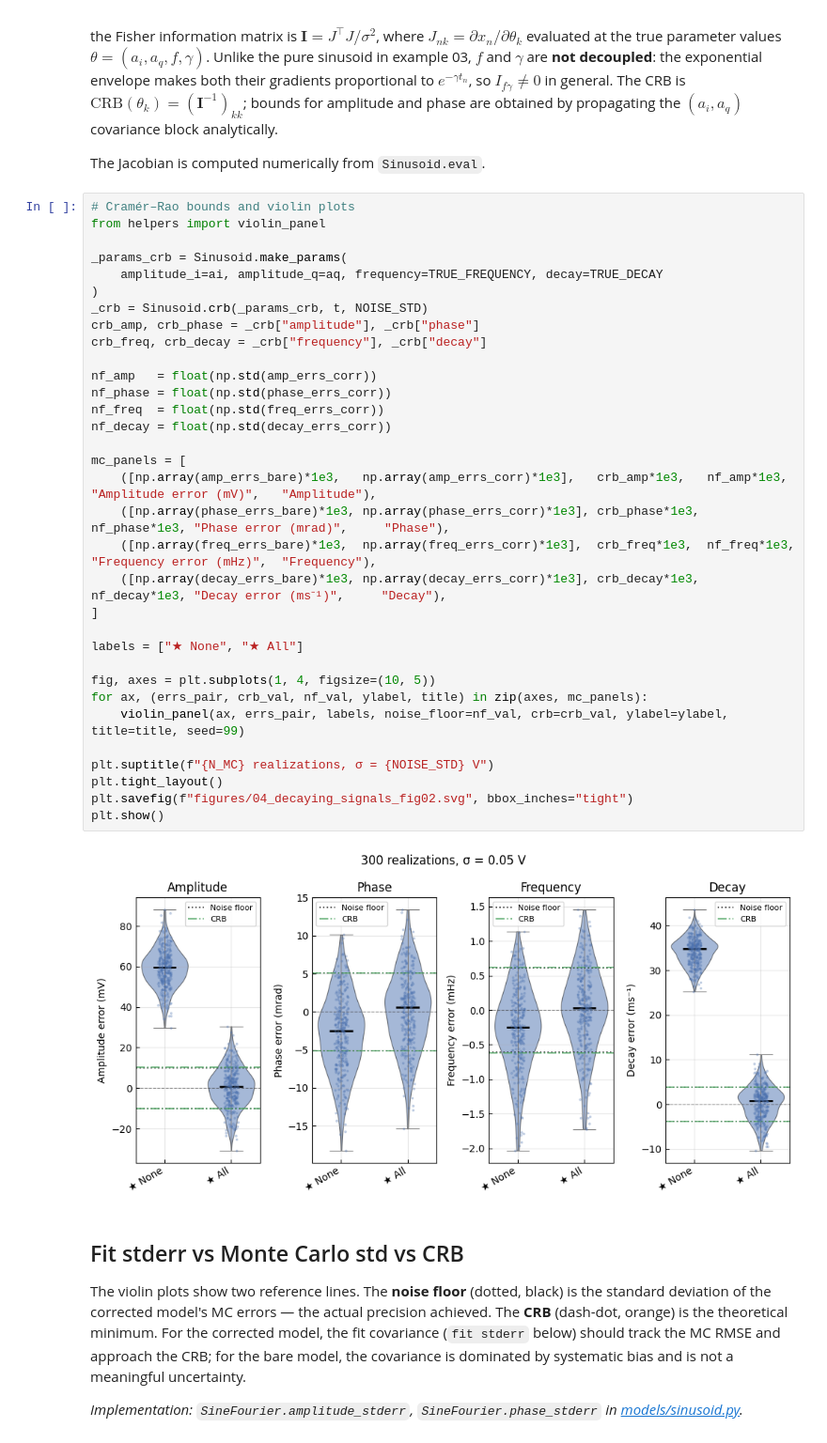
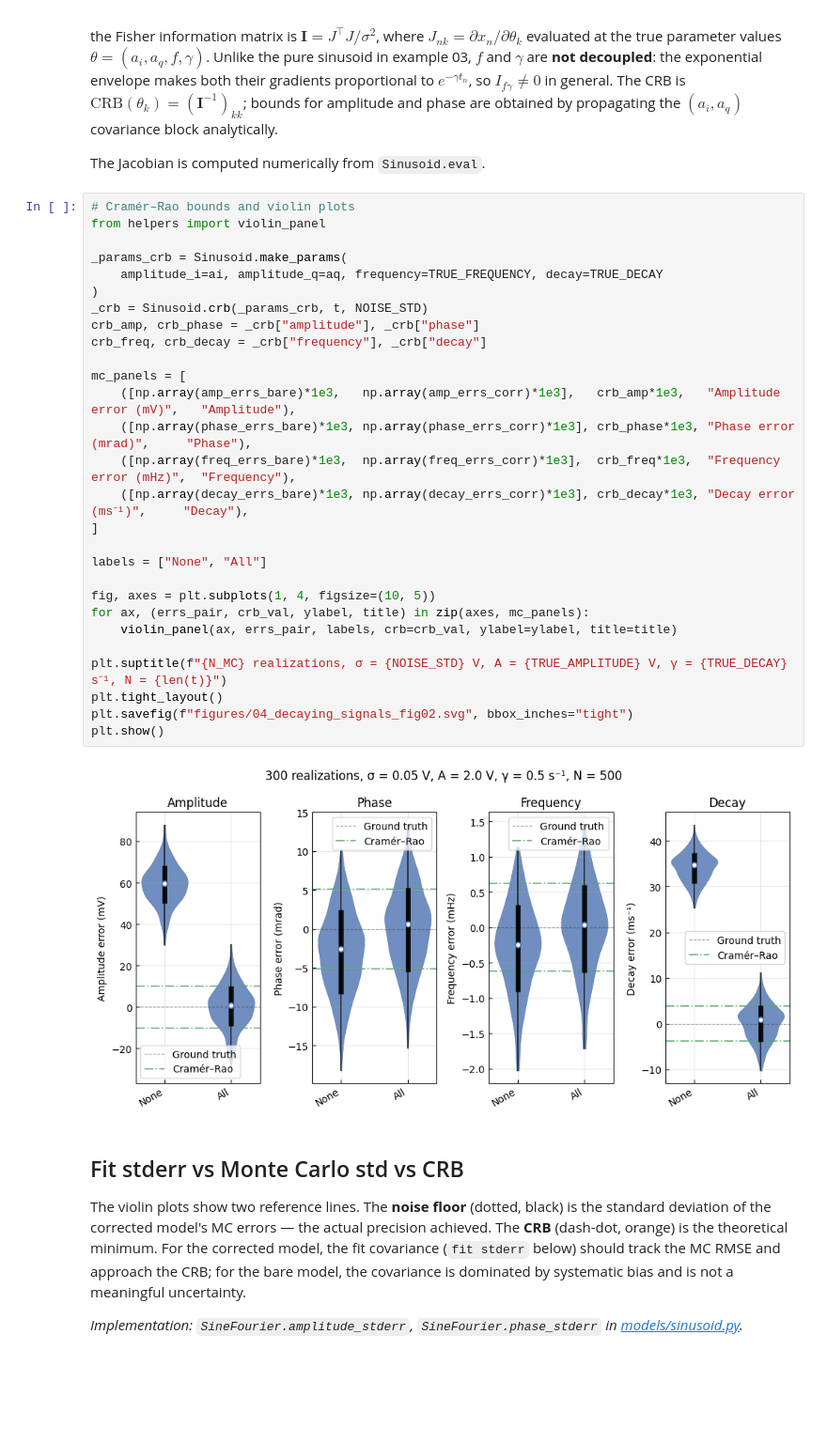
Before and after one commit to svennniiii/dftmodels, a Jupyter notebook: examples/04_decaying_signals.ipynb, the cells around one changed output. Shown at 94% size. Saved outputs shown, nothing was run; the diff lists cells and outputs as text; blank space fills up the shorter version.

```diff
--- a/examples/04_decaying_signals.ipynb
+++ b/examples/04_decaying_signals.ipynb
@@ -212,38 +212,33 @@ The Jacobian is computed numerically from `Sinusoid.eval`.
 # %%
 # Cramér–Rao bounds and violin plots
 from helpers import violin_panel
 
 _params_crb = Sinusoid.make_params(
     amplitude_i=ai, amplitude_q=aq, frequency=TRUE_FREQUENCY, decay=TRUE_DECAY
 )
 _crb = Sinusoid.crb(_params_crb, t, NOISE_STD)
 crb_amp, crb_phase = _crb["amplitude"], _crb["phase"]
 crb_freq, crb_decay = _crb["frequency"], _crb["decay"]
 
-nf_amp   = float(np.std(amp_errs_corr))
-nf_phase = float(np.std(phase_errs_corr))
-nf_freq  = float(np.std(freq_errs_corr))
-nf_decay = float(np.std(decay_errs_corr))
-
 mc_panels = [
-    ([np.array(amp_errs_bare)*1e3,   np.array(amp_errs_corr)*1e3],   crb_amp*1e3,   nf_amp*1e3,   "Amplitude error (mV)",   "Amplitude"),
-    ([np.array(phase_errs_bare)*1e3, np.array(phase_errs_corr)*1e3], crb_phase*1e3, nf_phase*1e3, "Phase error (mrad)",     "Phase"),
-    ([np.array(freq_errs_bare)*1e3,  np.array(freq_errs_corr)*1e3],  crb_freq*1e3,  nf_freq*1e3,  "Frequency error (mHz)",  "Frequency"),
-    ([np.array(decay_errs_bare)*1e3, np.array(decay_errs_corr)*1e3], crb_decay*1e3, nf_decay*1e3, "Decay error (ms⁻¹)",     "Decay"),
+    ([np.array(amp_errs_bare)*1e3,   np.array(amp_errs_corr)*1e3],   crb_amp*1e3,   "Amplitude error (mV)",   "Amplitude"),
+    ([np.array(phase_errs_bare)*1e3, np.array(phase_errs_corr)*1e3], crb_phase*1e3, "Phase error (mrad)",     "Phase"),
+    ([np.array(freq_errs_bare)*1e3,  np.array(freq_errs_corr)*1e3],  crb_freq*1e3,  "Frequency error (mHz)",  "Frequency"),
+    ([np.array(decay_errs_bare)*1e3, np.array(decay_errs_corr)*1e3], crb_decay*1e3, "Decay error (ms⁻¹)",     "Decay"),
 ]
 
-labels = ["★ None", "★ All"]
+labels = ["None", "All"]
 
 fig, axes = plt.subplots(1, 4, figsize=(10, 5))
-for ax, (errs_pair, crb_val, nf_val, ylabel, title) in zip(axes, mc_panels):
-    violin_panel(ax, errs_pair, labels, noise_floor=nf_val, crb=crb_val, ylabel=ylabel, title=title, seed=99)
+for ax, (errs_pair, crb_val, ylabel, title) in zip(axes, mc_panels):
+    violin_panel(ax, errs_pair, labels, crb=crb_val, ylabel=ylabel, title=title)
 
-plt.suptitle(f"{N_MC} realizations, σ = {NOISE_STD} V")
+plt.suptitle(f"{N_MC} realizations, σ = {NOISE_STD} V, A = {TRUE_AMPLITUDE} V, γ = {TRUE_DECAY} s⁻¹, N = {len(t)}")
 plt.tight_layout()
 plt.savefig(f"figures/04_decaying_signals_fig02.svg", bbox_inches="tight")
 plt.show()
 # %% [output]
-[figure, old version]
+[figure, new version]
 # %% [markdown]
 ## Fit stderr vs Monte Carlo std vs CRB
 
```
Also changed, not shown: parts of 1 cell of this notebook, 12 other files.
